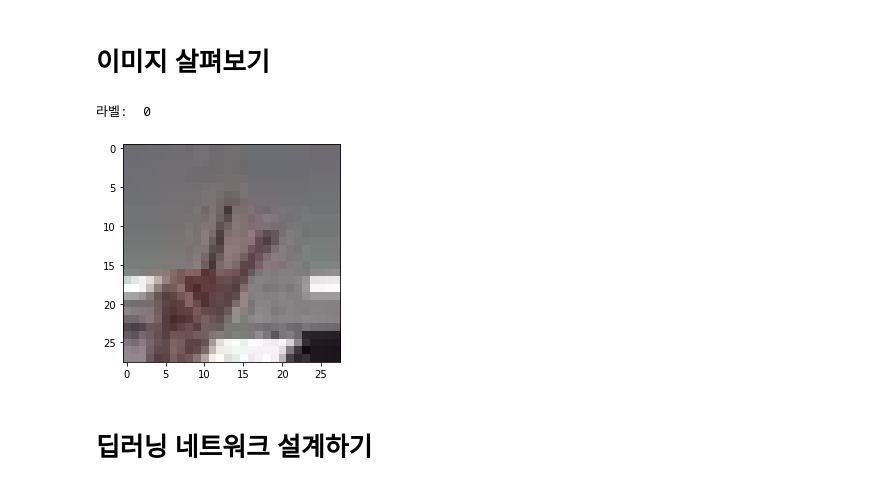
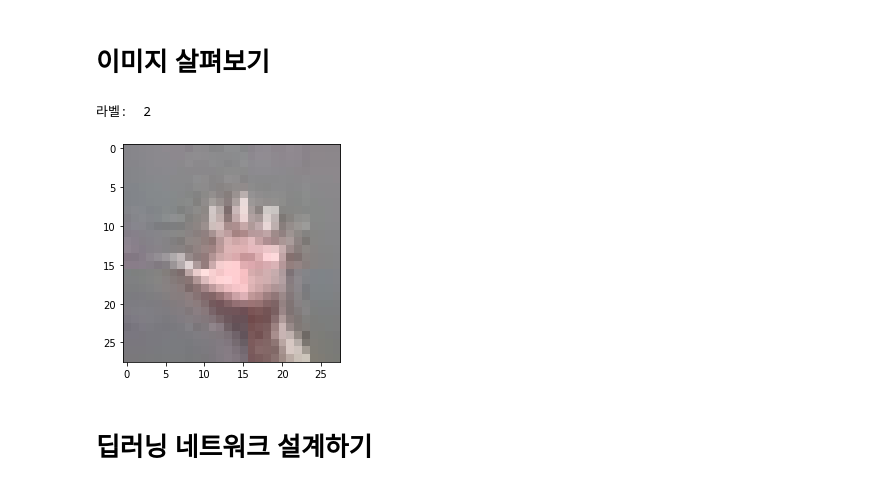
Before and after one commit to bluecandle/2020_AIFFEL, a Jupyter notebook: daily_notes/codes/e1_code/Project1_submit.ipynb, the cells around one changed output. Saved outputs shown, nothing was run; the diff lists cells and outputs as text; code cells hidden in the pictures.

Commit message:
[E-1]test dataset change

```diff
--- a/daily_notes/codes/e1_code/Project1_submit.ipynb
+++ b/daily_notes/codes/e1_code/Project1_submit.ipynb
@@ -134,13 +127,13 @@ y_test shape: (300,)
 # 이미지 살펴보기
 # %%
 import matplotlib.pyplot as plt
-plt.imshow(x_train[601])
-print('라벨: ', y_train[601])
-# plt.imshow(x_test[201])
-# print('라벨: ', y_test[201])
+# plt.imshow(x_train[601])
+# print('라벨: ', y_train[601])
+plt.imshow(x_test[201])
+print('라벨: ', y_test[201])
 # %% [output]
-라벨:  0
+라벨:  2
-[figure, old version]
+[figure, new version]
 # %% [markdown]
 # 딥러닝 네트워크 설계하기
 # %%
```
Also changed, not shown: parts of 8 cells of this notebook.
